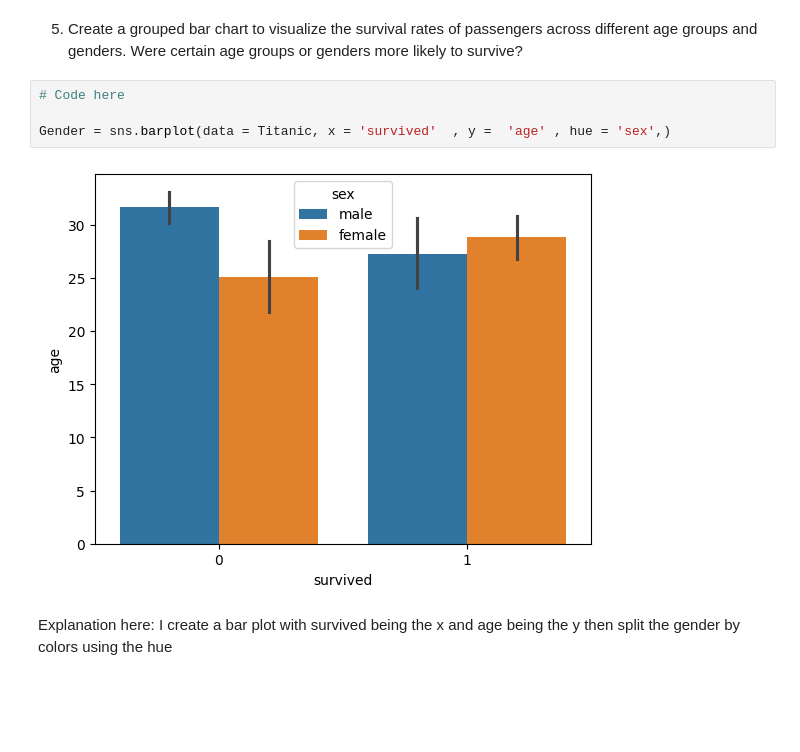
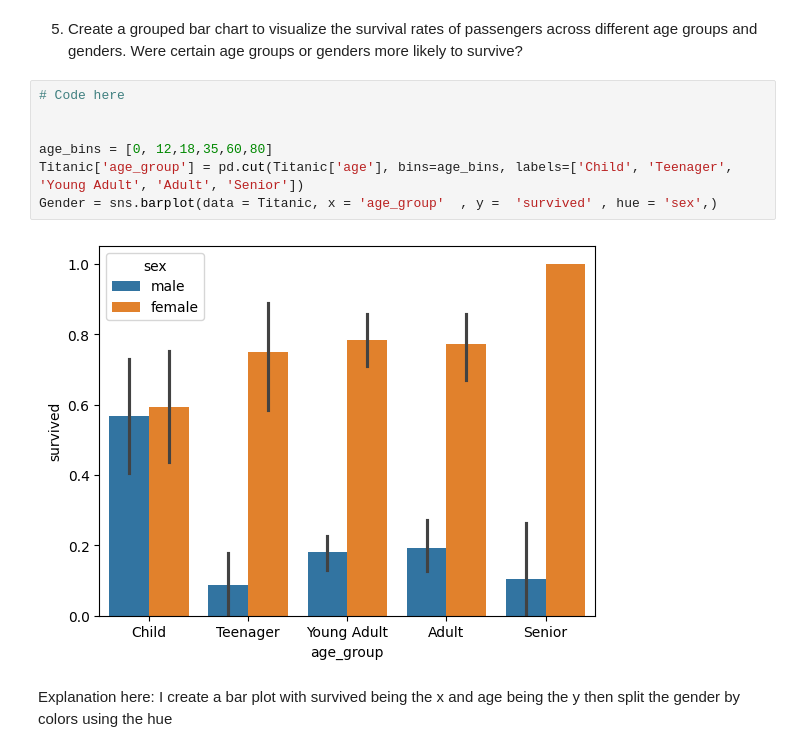
Before and after one commit to Tdiddydoit/Python-collab, a Jupyter notebook: Week_4_Assignment_4_1.ipynb, the cells around one changed output. Saved outputs shown, nothing was run; the diff lists cells and outputs as text; blank space fills up the shorter version.

```diff
--- a/Week_4_Assignment_4_1.ipynb
+++ b/Week_4_Assignment_4_1.ipynb
@@ -63,8 +63,11 @@ Explanation here: I resured my first line of code from the thrid line change the
 # %%
 # Code here
 
-Gender = sns.barplot(data = Titanic, x = 'survived'  , y =  'age' , hue = 'sex',)
+
+age_bins = [0, 12,18,35,60,80]
+Titanic['age_group'] = pd.cut(Titanic['age'], bins=age_bins, labels=['Child', 'Teenager', 'Young Adult', 'Adult', 'Senior'])
+Gender = sns.barplot(data = Titanic, x = 'age_group'  , y =  'survived' , hue = 'sex',)
 # %% [output]
-[figure, old version]
+[figure, new version]
 # %% [markdown]
 Explanation here: I create a bar plot with survived being the x and age being the y then split the gender by colors using the hue
```
Also changed, not shown: parts of 2 cells of this notebook.
